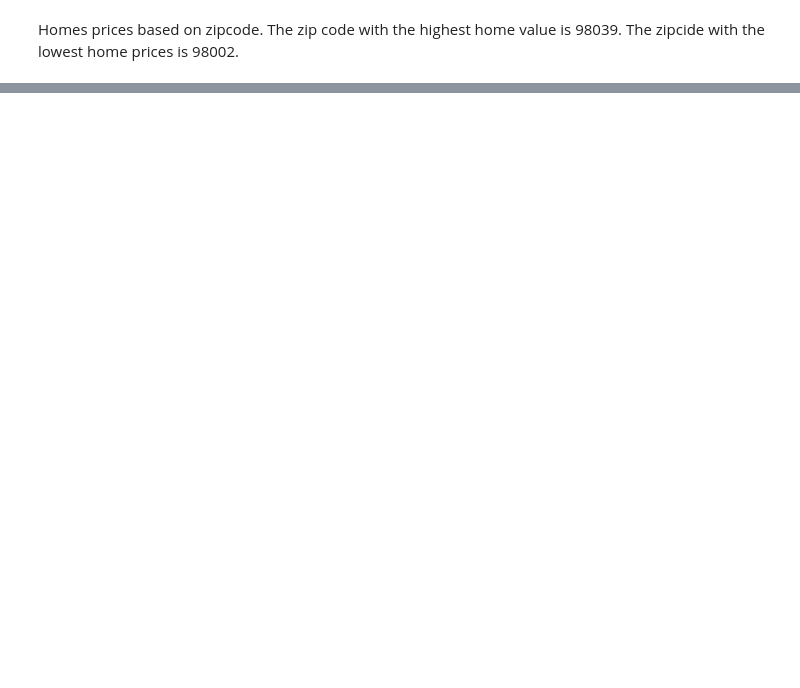
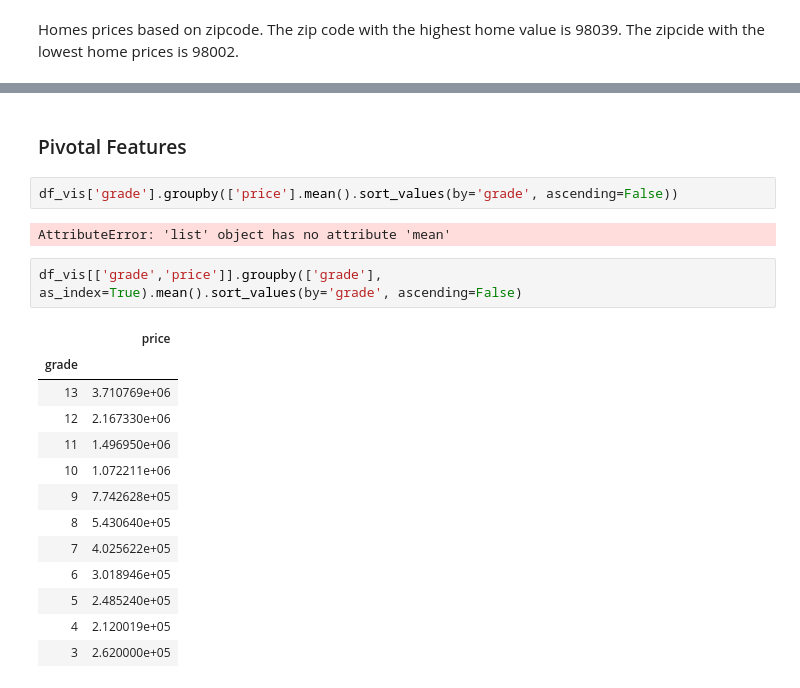
Before and after one commit to torresdavr/dsc-v2-mod1-final-project-online-ds-pt-100719, a Jupyter notebook: student.ipynb, the cells around one changed output, grey strips where cells are left out. Drawn from its saved outputs; the diff is of its cells as text; blank space fills up the shorter version.

```diff
--- a/student.ipynb
+++ b/student.ipynb
@@ -1741,0 +1760,23 @@ df_vis['price'].groupby(df_vis['zipcode']).median().sort_values().plot(kind='bar
+# %% [markdown]
+### Pivotal Features
+# %%
+df_vis['grade'].groupby(['price'].mean().sort_values(by='grade', ascending=False))
+# %% [output]
+AttributeError: 'list' object has no attribute 'mean'
+# %%
+df_vis[['grade','price']].groupby(['grade'],
+as_index=True).mean().sort_values(by='grade', ascending=False)
+# %% [output]
+|  | price |
+| grade |  |
+| 13 | 3.710769e+06 |
+| 12 | 2.167330e+06 |
+| 11 | 1.496950e+06 |
+| 10 | 1.072211e+06 |
+| 9 | 7.742628e+05 |
+| 8 | 5.430640e+05 |
+| 7 | 4.025622e+05 |
+| 6 | 3.018946e+05 |
+| 5 | 2.485240e+05 |
+| 4 | 2.120019e+05 |
+| 3 | 2.620000e+05 |
```
Also changed, not shown: parts of 24 cells of this notebook.
